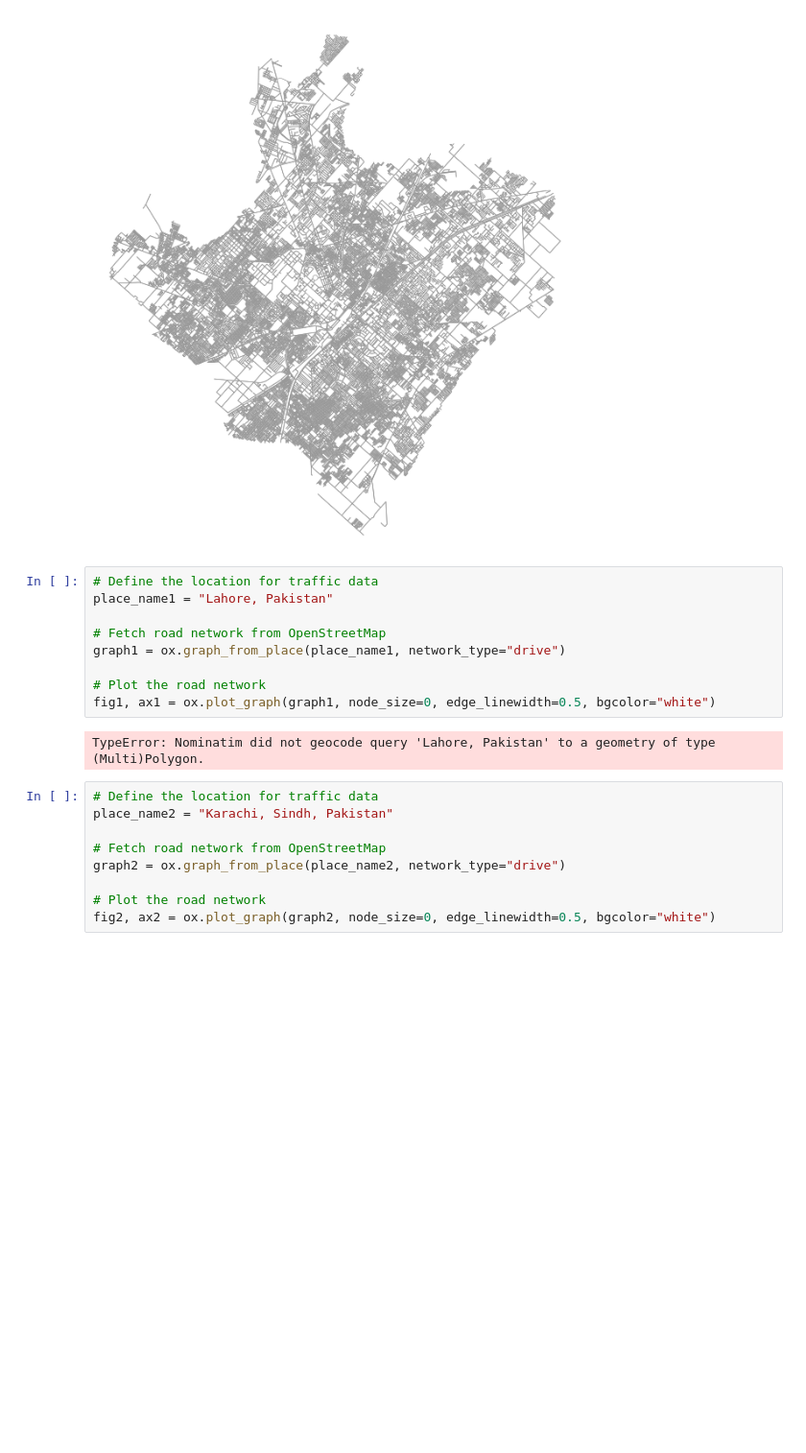
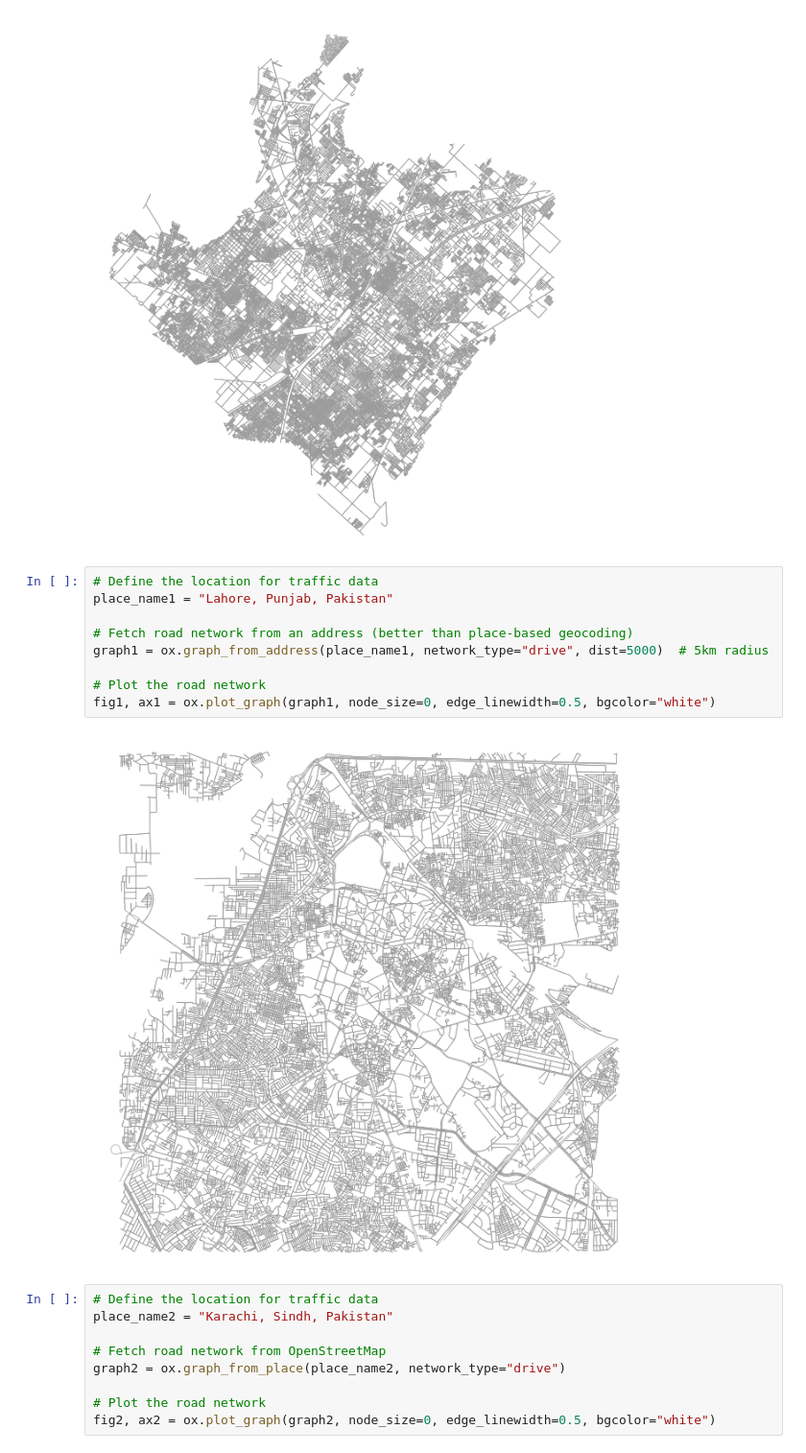
Before and after one commit to Izzah-Khursheed/Smart-Urban-Planning---Traffic-Flow-Optimizer, a Jupyter notebook: Data_Fetching.ipynb, the cells around one changed output. Shown at 96% size. Cells and saved outputs as stored; diff of their text form; blank space fills up the shorter version.

```diff
--- a/Data_Fetching.ipynb
+++ b/Data_Fetching.ipynb
@@ -255,15 +255,15 @@ fig, ax = ox.plot_graph(graph, node_size=0, edge_linewidth=0.5, bgcolor="white")
 [figure]
 # %%
 # Define the location for traffic data
-place_name1 = "Lahore, Pakistan"
+place_name1 = "Lahore, Punjab, Pakistan"
 
-# Fetch road network from OpenStreetMap
-graph1 = ox.graph_from_place(place_name1, network_type="drive")
+# Fetch road network from an address (better than place-based geocoding)
+graph1 = ox.graph_from_address(place_name1, network_type="drive", dist=5000)  # 5km radius
 
 # Plot the road network
 fig1, ax1 = ox.plot_graph(graph1, node_size=0, edge_linewidth=0.5, bgcolor="white")
 # %% [output]
-TypeError: Nominatim did not geocode query 'Lahore, Pakistan' to a geometry of type (Multi)Polygon.
+[figure, added]
 # %%
 # Define the location for traffic data
 place_name2 = "Karachi, Sindh, Pakistan"
```
Also changed, not shown: parts of 1 cell of this notebook.
